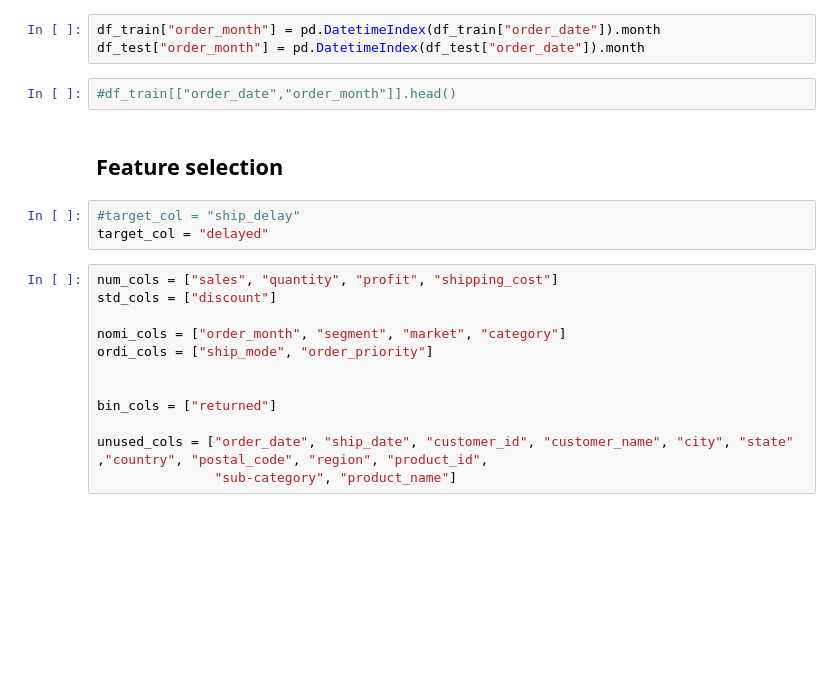
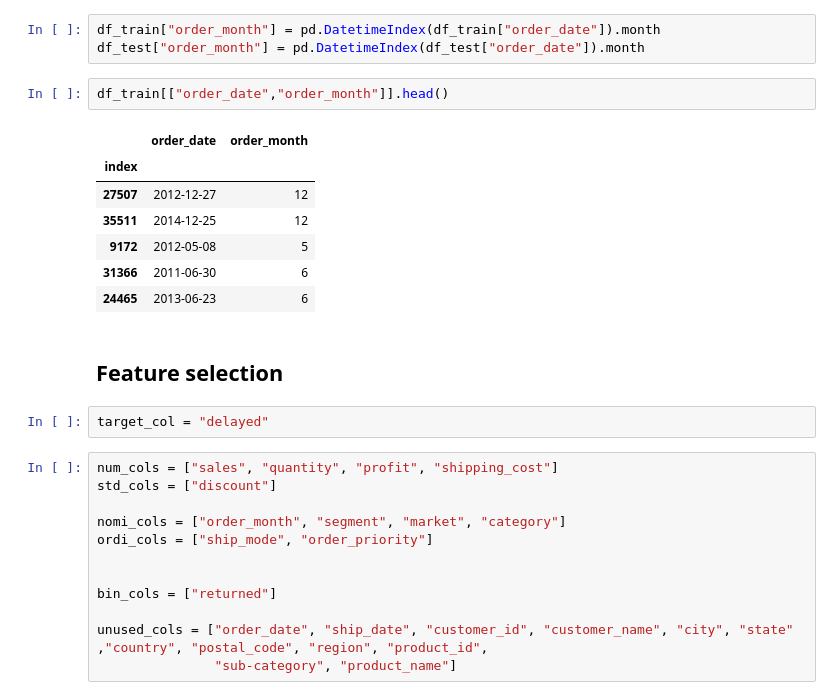
Before and after one commit to marc-ah/ml_superstore, a Jupyter notebook: scripts/03_feature_eng.ipynb, the cells around one changed output. Cells and saved outputs as stored; diff of their text form; blank space fills up the shorter version.

```diff
--- a/scripts/03_feature_eng.ipynb
+++ b/scripts/03_feature_eng.ipynb
@@ -91,11 +85,18 @@ Order date to month
 df_train["order_month"] = pd.DatetimeIndex(df_train["order_date"]).month
 df_test["order_month"] = pd.DatetimeIndex(df_test["order_date"]).month
 # %%
-#df_train[["order_date","order_month"]].head()
+df_train[["order_date","order_month"]].head()
+# %% [output]
+|  | order_date | order_month |
+| index |  |  |
+| 27507 | 2012-12-27 | 12 |
+| 35511 | 2014-12-25 | 12 |
+| 9172 | 2012-05-08 | 5 |
+| 31366 | 2011-06-30 | 6 |
+| 24465 | 2013-06-23 | 6 |
 # %% [markdown]
 ## Feature selection
 # %%
-#target_col = "ship_delay"
 target_col = "delayed"
 # %%
 num_cols = ["sales", "quantity", "profit", "shipping_cost"]
```
Also changed, not shown: parts of 22 cells of this notebook, 3 other files.
